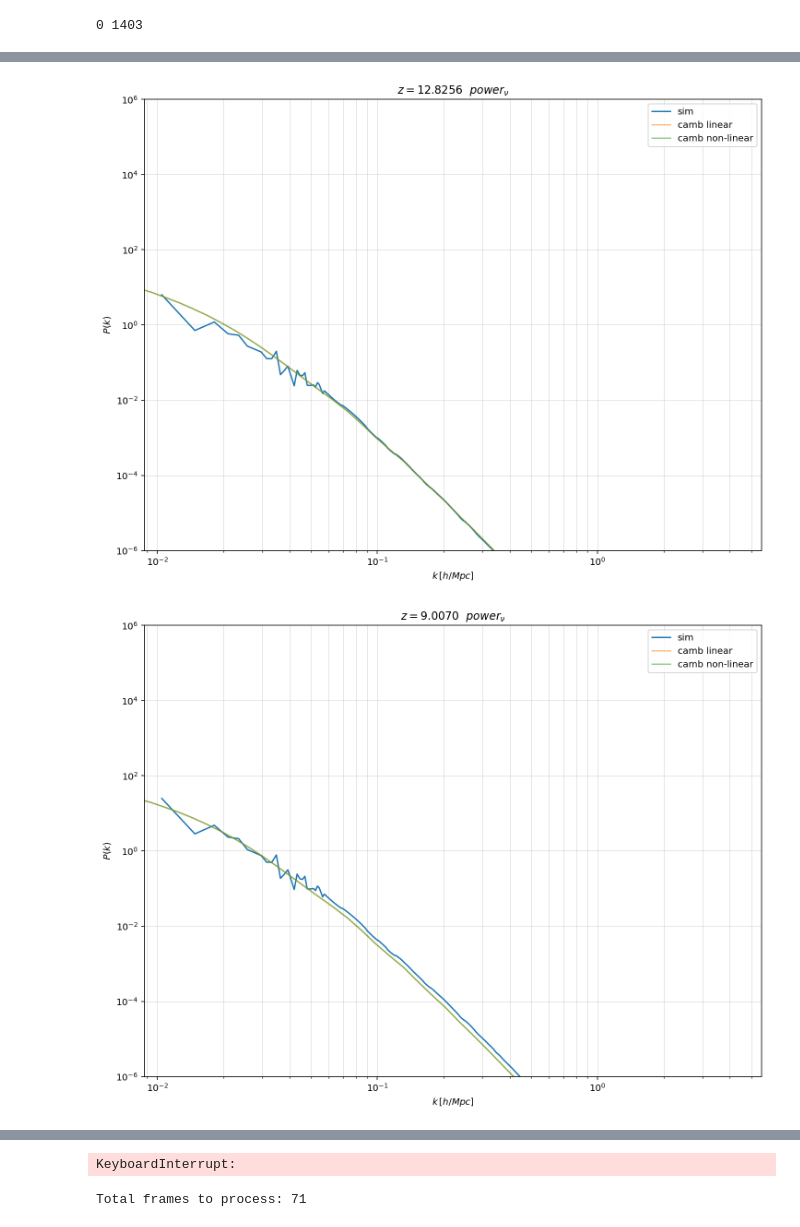
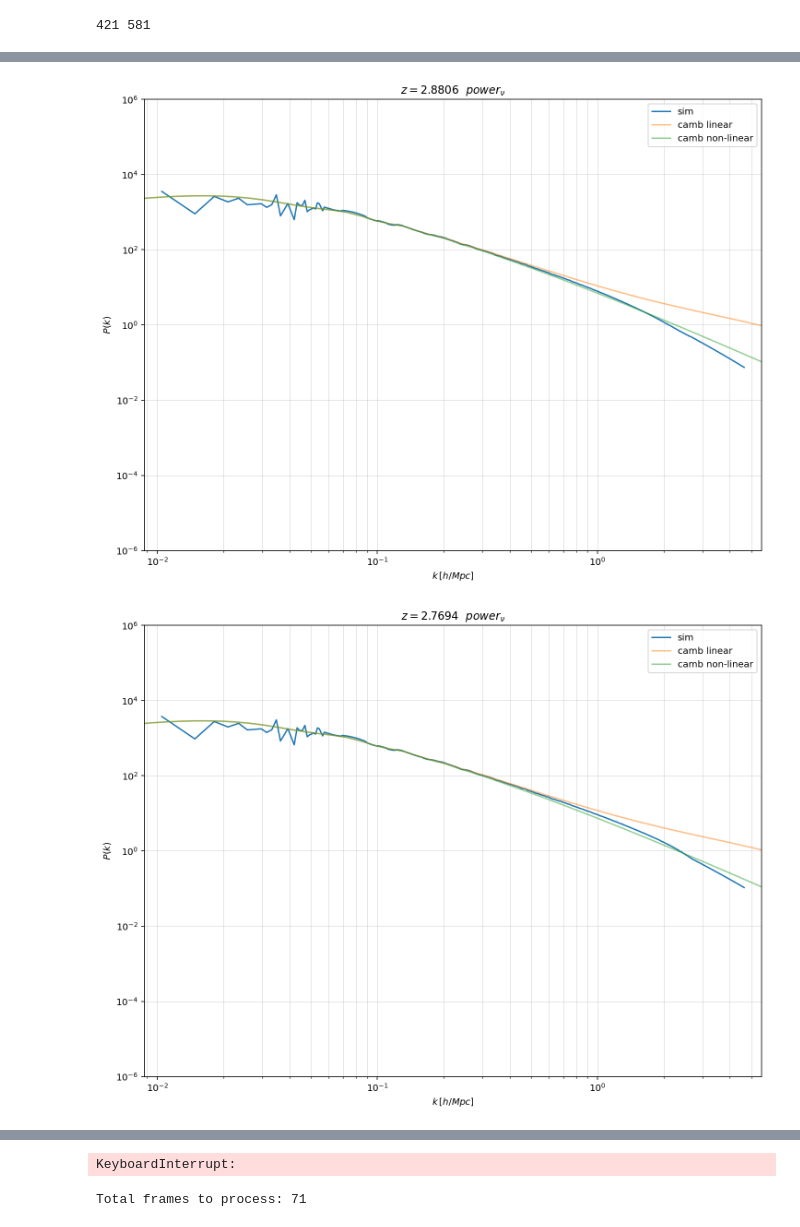
Before and after one commit to cosmologychen/cube_nu_new, a Jupyter notebook: neutrinos/PK.ipynb, the cells around one changed output, grey strips where cells are left out. Saved outputs shown, nothing was run; the diff lists cells and outputs as text; code cells hidden in the pictures.

```diff
--- a/neutrinos/PK.ipynb
+++ b/neutrinos/PK.ipynb
@@ -541,0 +650,8 @@ def match_para(para):
+# %%
+def get_L(i_step):
+    si = s_f-sf_step[i_step]
+    print (si)
+    X = si*k_mnu_2d*T_nu0*C
+    L = ((1+0.0168*X**2+0.0407*X**4)/(1+2.1734*X**2+1.6787*X**4.1811+0.1467*X**8))*np.vstack([Pk_step[:,i_step]]*3).T*si
+    # print(L[0,0],L[-1,-1])
+    return L
@@ -541,0 +1133,5 @@ def match_para(para):
+# %%
+i=0
+s_i = s_f-sf_use[i]
+L2 = L(s_i*km)*sPk_new[:,i]*s_i
+np.log(L2)
@@ -864,8 +1672,8 @@ z_step = np.loadtxt(path+'/neutrinos/z_powerpoint.txt')
 ptype = 'tot'
 ftype = 'm'
 mnu=0.1
-i1 = 0
-i2 = len(z_step)
+i1 = 11
+i2 = 16
 ii = 1
 
 counts = 0
@@ -908,5 +1728,5 @@ load :/home/cossim/cube_nu/output/GP600_512_1_0.1_2/neutrinos/Pk/3.102_cicpower_
 # %%
-# 绘制功率谱
+# 绘制功率谱 step
 
 # 加载功率谱
 def loadpower(filename):
@@ -962,12 +1782,14 @@ path = '/home/cossim/cube_nu/output/2400_512_1_0.1_1'
 path = '/home/cossim/cube_nu/output/GP600_512_1_0.1_2'
 z_step = 1/np.fromfile(path+'/neutrinos/a_step.txt', dtype='float32')-1
 kh = np.loadtxt(path+'/neutrinos/k_values.txt')
-ptype = 'nu'
-ftype = 'nu'
+ptype = 'tot'
+ftype = 'm'
+# ptype = 'tot'
+# ftype = 'm'
 mnu=0.1
-i1 = 0
-i2 = len(z_step)
-ii = 50
+i1 = np.where(z_step<3)[0][0]
+i2 = np.where(z_step<2)[0][0]
+ii = 15
 print(i1,i2)
 
 counts = 0
@@ -1001,4 +1823,4 @@ for i in range(i1,i2)[::ii]:
     plt.close()
 print(counts,len(z_step[i1:i2][::ii]))
 # %% [output]
-0 1403
+421 581
@@ -1006,2 +1828,2 @@ print(counts,len(z_step[i1:i2][::ii]))
-[figure, old version]
+[figure, new version]
-[figure, old version]
+[figure, new version]
```
Also changed, not shown: parts of 22 cells of this notebook, 17 other files.
